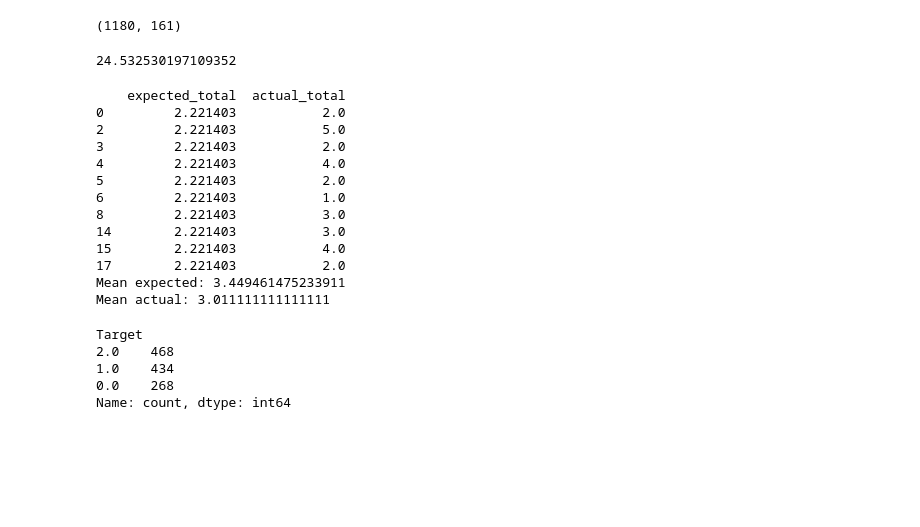
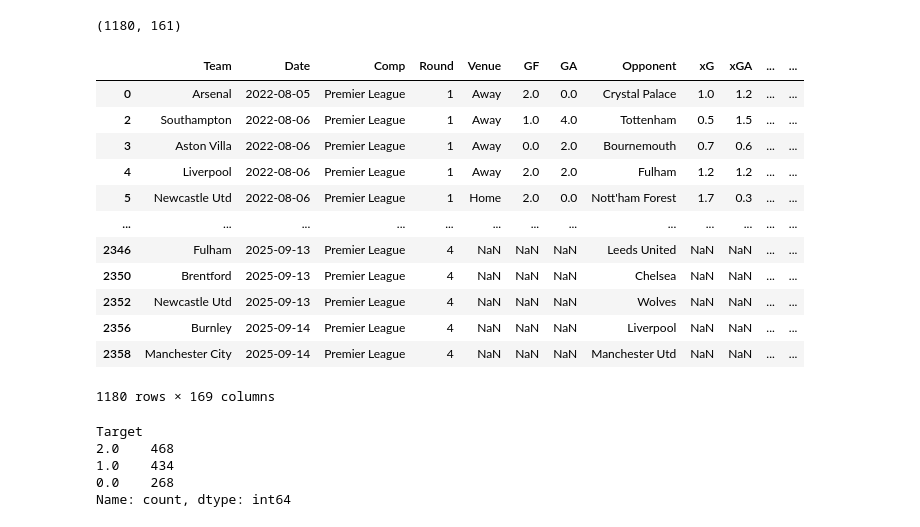
Before and after one commit to Ivan-engunsw/FPLPredict, a Jupyter notebook: model.ipynb, the cells around one changed output. Drawn from its saved outputs; the diff is of its cells as text; code cells hidden in the pictures; blank space fills up the shorter version.

```diff
--- a/model.ipynb
+++ b/model.ipynb
@@ -474,7 +474,7 @@ def get_expected_goal(team, opp):
     expected_goal_opp = np.exp(team_attack_strengths[opp] - team_defense_strengths[team])
     return (expected_goal_team, expected_goal_opp)
 
-def update_ratings(team, opp, team_goals, opp_goals, team_xg, opp_xg):
+def update_strengths(team, opp, team_goals, opp_goals, team_xg, opp_xg):
     team_attack_strengths[team] += LEARNING_RATE * (team_goals - team_xg)
     team_defense_strengths[team] += LEARNING_RATE * (opp_xg - opp_goals)
 
@@ -492,35 +492,17 @@ for index, row in team_matches.iterrows():
     relative_attack_strength.append(team_attack_strengths[row['Team']] - team_attack_strengths[row['Opponent']])
     relative_defense_strength.append(team_defense_strengths[row['Team']] - team_defense_strengths[row['Opponent']])
 
-    update_ratings(row['Team'], row['Opponent'], row['GF'],
+    update_strengths(row['Team'], row['Opponent'], row['GF'],
                    row['GA'], row['xG'], row['xGA'])
 
 team_matches['Expected_goal_team'] = expected_goal_team
 team_matches['Expected_goal_opp'] = expected_goal_opp
 team_matches['Relative_attack_strength'] = relative_attack_strength
 team_matches['Relative_defense_strength'] = relative_defense_strength
-# %%
-max(team_matches['Expected_goal_team'])
-# %% [output]
-24.532530197109352
-# %%
-team_matches['expected_total'] = team_matches['Expected_goal_team'] + team_matches['Expected_goal_opp']
-team_matches['actual_total'] = team_matches['GF'] + team_matches['GA']
-
-print(team_matches[['expected_total','actual_total']].head(10))
-print("Mean expected:", team_matches['expected_total'].mean())
-print("Mean actual:", team_matches['actual_total'].mean())
-# %% [output]
-    expected_total  actual_total
-0         2.221403           2.0
-2         2.221403           5.0
-3         2.221403           2.0
-4         2.221403           4.0
-5         2.221403           2.0
-6         2.221403           1.0
-8         2.221403           3.0
-14        2.221403           3.0
-15        2.221403           4.0
-17        2.221403           2.0
-Mean expected: 3.449461475233911
-Mean actual: 3.011111111111111
+# %%
+total_goals_mean = (team_matches['GF'].sum() + team_matches['GA'].sum()) / team_matches.shape[0]
+expected_goals_mean = (team_matches['Expected_goal_team'].sum() + team_matches['Expected_goal_team'].sum()) / team_matches.shape[0]
+expected_goal_scale = total_goals_mean / expected_goals_mean
+
+team_matches['Expected_goal_team'] *= expected_goal_scale
+team_matches['Expected_goal_opp'] *= expected_goal_scale
@@ -527,3 +574,19 @@ Mean actual: 3.011111111111111
+# %%
+team_matches
+# %% [output]
+|  | Team | Date | Comp | Round | Venue | GF | GA | Opponent | xG | xGA | ... | ... |
+| 0 | Arsenal | 2022-08-05 | Premier League | 1 | Away | 2.0 | 0.0 | Crystal Palace | 1.0 | 1.2 | ... | ... |
+| 2 | Southampton | 2022-08-06 | Premier League | 1 | Away | 1.0 | 4.0 | Tottenham | 0.5 | 1.5 | ... | ... |
+| 3 | Aston Villa | 2022-08-06 | Premier League | 1 | Away | 0.0 | 2.0 | Bournemouth | 0.7 | 0.6 | ... | ... |
+| 4 | Liverpool | 2022-08-06 | Premier League | 1 | Away | 2.0 | 2.0 | Fulham | 1.2 | 1.2 | ... | ... |
+| 5 | Newcastle Utd | 2022-08-06 | Premier League | 1 | Home | 2.0 | 0.0 | Nott'ham Forest | 1.7 | 0.3 | ... | ... |
+| ... | ... | ... | ... | ... | ... | ... | ... | ... | ... | ... | ... | ... |
+| 2346 | Fulham | 2025-09-13 | Premier League | 4 | NaN | NaN | NaN | Leeds United | NaN | NaN | ... | ... |
+| 2350 | Brentford | 2025-09-13 | Premier League | 4 | NaN | NaN | NaN | Chelsea | NaN | NaN | ... | ... |
+| 2352 | Newcastle Utd | 2025-09-13 | Premier League | 4 | NaN | NaN | NaN | Wolves | NaN | NaN | ... | ... |
+| 2356 | Burnley | 2025-09-14 | Premier League | 4 | NaN | NaN | NaN | Liverpool | NaN | NaN | ... | ... |
+| 2358 | Manchester City | 2025-09-14 | Premier League | 4 | NaN | NaN | NaN | Manchester Utd | NaN | NaN | ... | ... |
+1180 rows × 169 columns
 # %%
 team_matches['Target'].value_counts()
 # %% [output]
```
Also changed, not shown: parts of 32 cells of this notebook.
